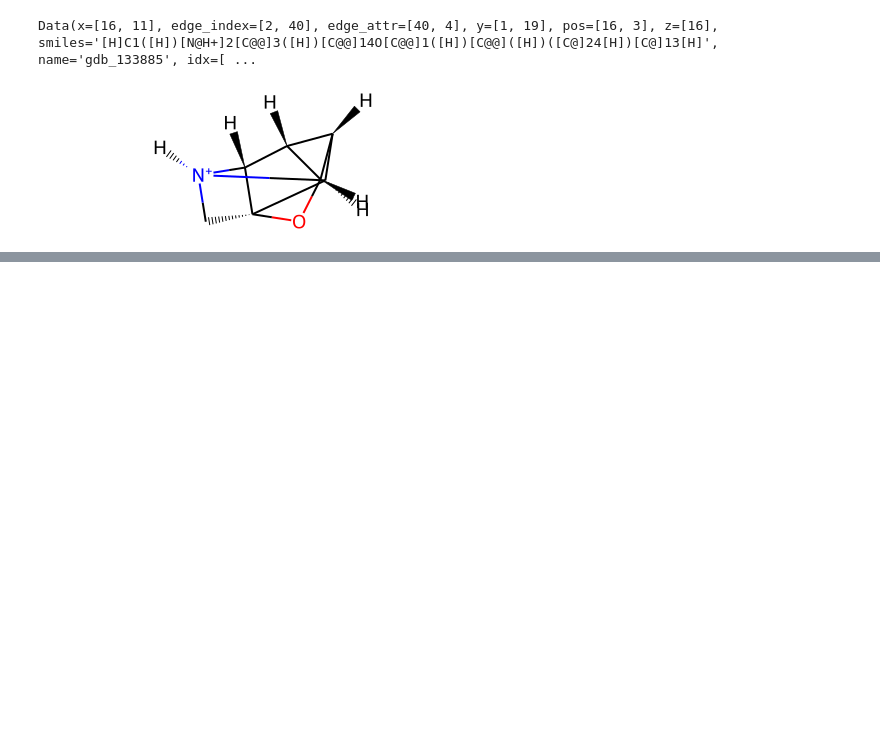
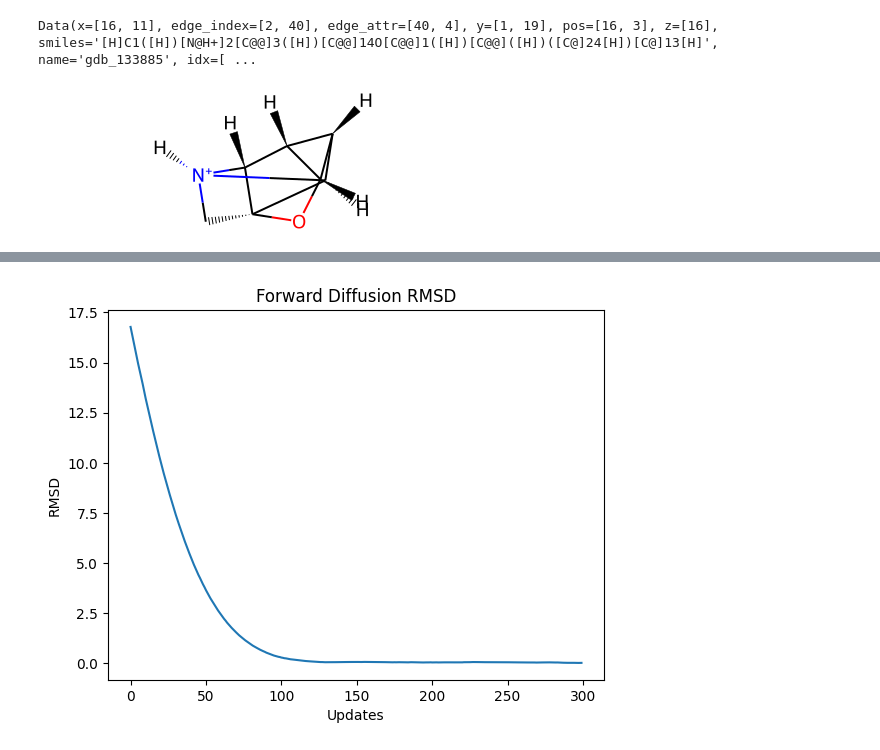
Before and after one commit to FlyingWorkshop/DiffusionGNNTutorial, a Jupyter notebook: simple_edm.ipynb, the cells around one changed output, grey strips where cells are left out. Cells and saved outputs as stored; diff of their text form; code cells hidden in the pictures; blank space fills up the shorter version.

```diff
--- a/simple_edm.ipynb
+++ b/simple_edm.ipynb
@@ -134,0 +171,22 @@ edm.optimize(ex_hard, plot=True)
+# %%
+def calc_rmsd(coords_a: torch.Tensor, coords_b: torch.Tensor) -> torch.Tensor:
+    """
+    From Martin Buttenschoen.
+    Calculate RMSD assuming that the atom positions are ordered appropriately.
+    """
+    assert coords_a.shape == coords_b.shape
+    return (((coords_a - coords_b) ** 2).mean() * coords_a.shape[-1]).sqrt()
+
+def plot_rmsd(history):
+  rmsd_history = []
+  for true_pos, pred_pos in zip(history["true_pos"], history["pred_pos"]):
+    rmsd = calc_rmsd(true_pos, pred_pos)
+    rmsd_history.append(rmsd)
+  plt.plot(range(len(rmsd_history)), rmsd_history)
+  plt.xlabel("Updates")
+  plt.ylabel("RMSD")
+  plt.title("Forward Diffusion RMSD")
+
+plot_rmsd(history)
+# %% [output]
+[figure, added]
```
Also changed, not shown: parts of 7 cells of this notebook.
